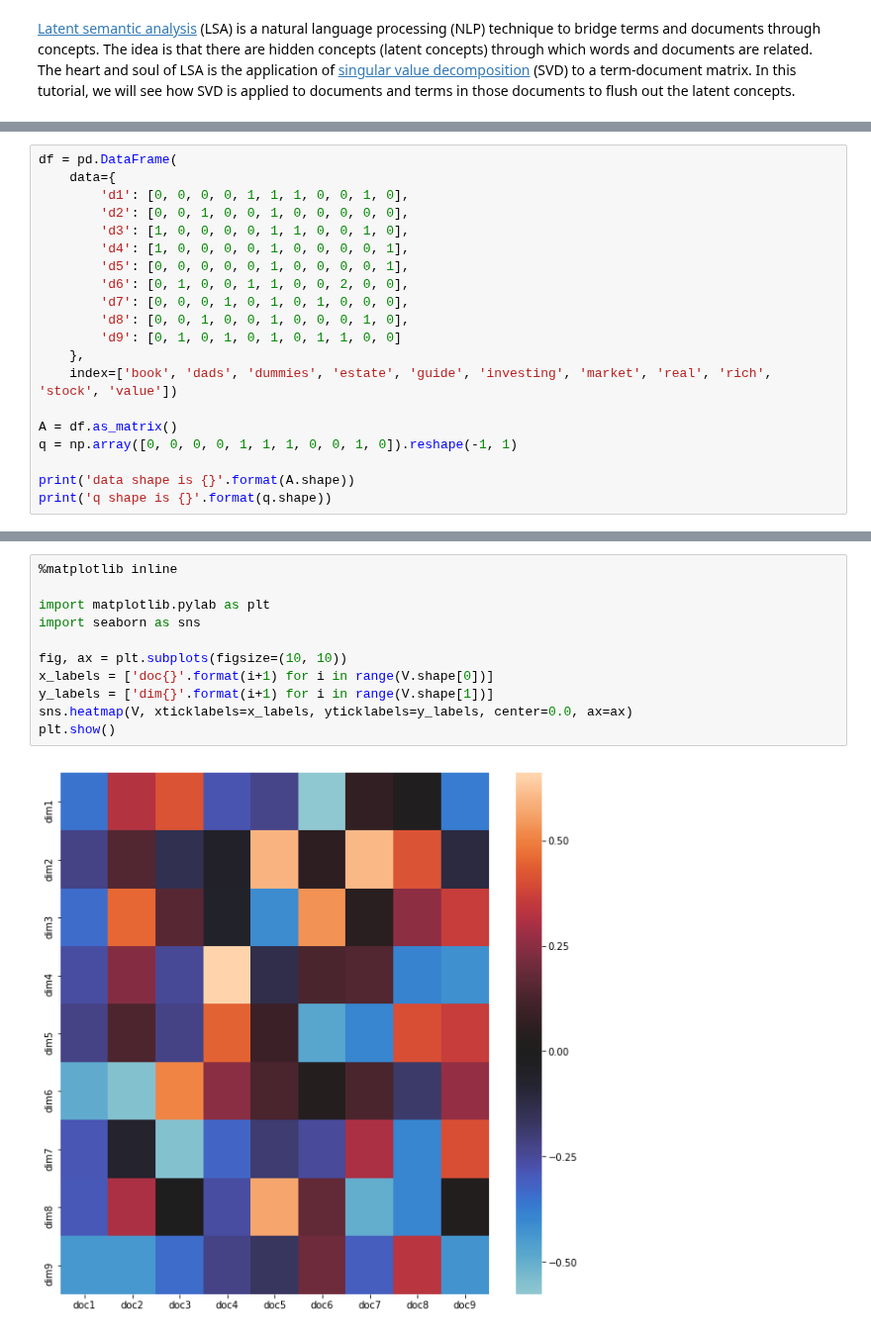
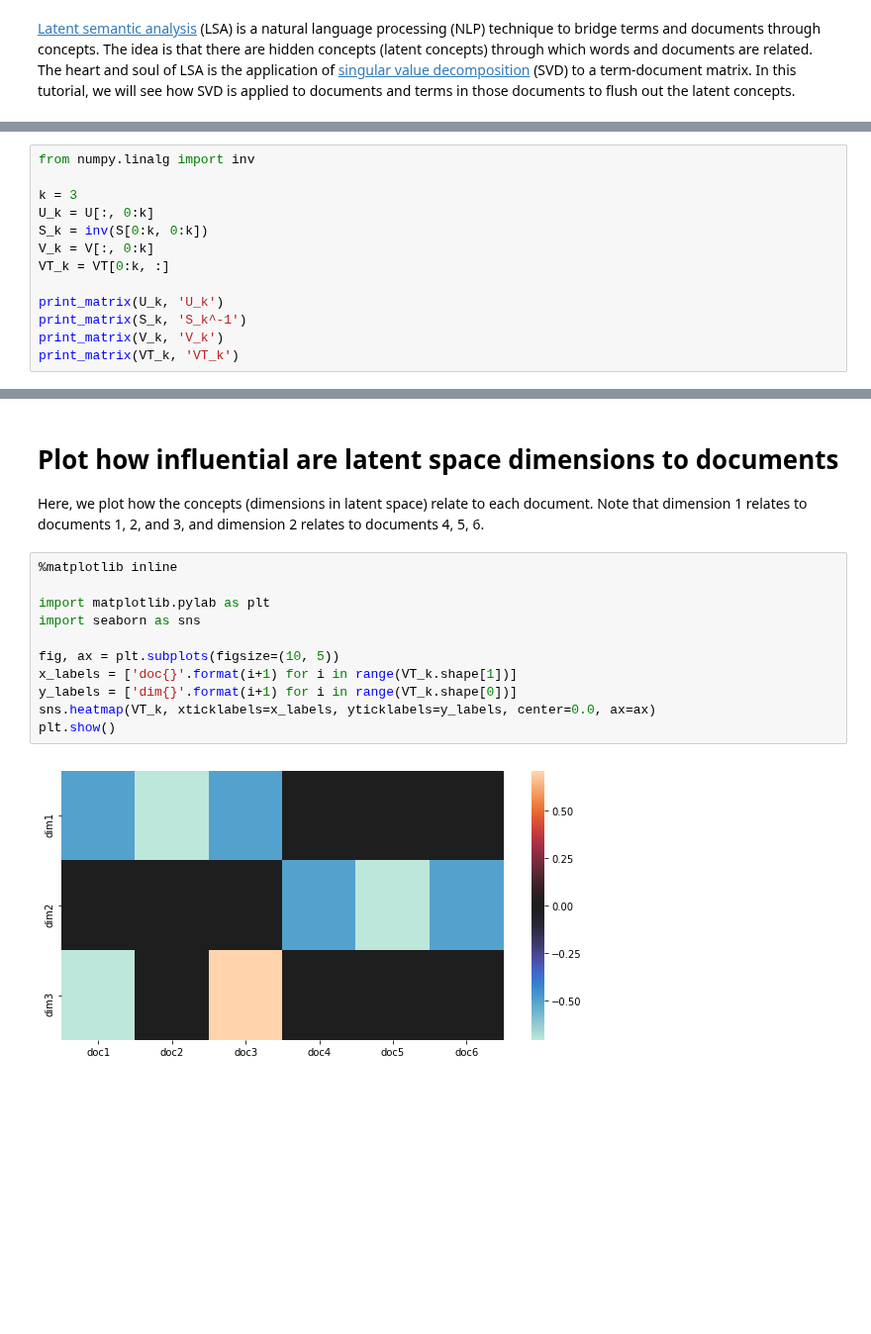
Before and after one commit to vangj/ds, a Jupyter notebook: latent-semantic-analysis.ipynb, the cells around one changed output, grey strips where cells are left out. Shown at 99% size. Cells and saved outputs as stored; diff of their text form; blank space fills up the shorter version.

```diff
--- a/latent-semantic-analysis.ipynb
+++ b/latent-semantic-analysis.ipynb
@@ -25,20 +71,0 @@ q shape is (11L, 1L)
-# %%
-df = pd.DataFrame(
-    data={
-        'd1': [0, 0, 0, 0, 1, 1, 1, 0, 0, 1, 0],
-        'd2': [0, 0, 1, 0, 0, 1, 0, 0, 0, 0, 0],
-        'd3': [1, 0, 0, 0, 0, 1, 1, 0, 0, 1, 0],
-        'd4': [1, 0, 0, 0, 0, 1, 0, 0, 0, 0, 1],
-        'd5': [0, 0, 0, 0, 0, 1, 0, 0, 0, 0, 1],
-        'd6': [0, 1, 0, 0, 1, 1, 0, 0, 2, 0, 0],
-        'd7': [0, 0, 0, 1, 0, 1, 0, 1, 0, 0, 0],
-        'd8': [0, 0, 1, 0, 0, 1, 0, 0, 0, 1, 0],
-        'd9': [0, 1, 0, 1, 0, 1, 0, 1, 1, 0, 0]
-    },
-    index=['book', 'dads', 'dummies', 'estate', 'guide', 'investing', 'market', 'real', 'rich', 'stock', 'value'])
-
-A = df.as_matrix()
-q = np.array([0, 0, 0, 0, 1, 1, 1, 0, 0, 1, 0]).reshape(-1, 1)
-
-print('data shape is {}'.format(A.shape))
-print('q shape is {}'.format(q.shape))
@@ -136,0 +122,13 @@ array([[-0.35383506, -0.22263209, -0.33764656, -0.25985153, -0.22075733,
+# %%
+from numpy.linalg import inv
+
+k = 3
+U_k = U[:, 0:k]
+S_k = inv(S[0:k, 0:k])
+V_k = V[:, 0:k]
+VT_k = VT[0:k, :]
+
+print_matrix(U_k, 'U_k')
+print_matrix(S_k, 'S_k^-1')
+print_matrix(V_k, 'V_k')
+print_matrix(VT_k, 'VT_k')
@@ -137,13 +153,17 @@ array([[-0.35383506, -0.22263209, -0.33764656, -0.25985153, -0.22075733,
+# %% [markdown]
+# Plot how influential are latent space dimensions to documents
+
+Here, we plot how the concepts (dimensions in latent space) relate to each document. Note that dimension 1 relates to documents 1, 2, and 3, and dimension 2 relates to documents 4, 5, 6.
 # %%
 %matplotlib inline
 
 import matplotlib.pylab as plt
 import seaborn as sns
 
-fig, ax = plt.subplots(figsize=(10, 10))
-x_labels = ['doc{}'.format(i+1) for i in range(V.shape[0])]
-y_labels = ['dim{}'.format(i+1) for i in range(V.shape[1])]
-sns.heatmap(V, xticklabels=x_labels, yticklabels=y_labels, center=0.0, ax=ax)
+fig, ax = plt.subplots(figsize=(10, 5))
+x_labels = ['doc{}'.format(i+1) for i in range(VT_k.shape[1])]
+y_labels = ['dim{}'.format(i+1) for i in range(VT_k.shape[0])]
+sns.heatmap(VT_k, xticklabels=x_labels, yticklabels=y_labels, center=0.0, ax=ax)
 plt.show()
 # %% [output]
-[figure, old version]
+[figure, new version]
```
Also changed, not shown: parts of 20 cells of this notebook.
